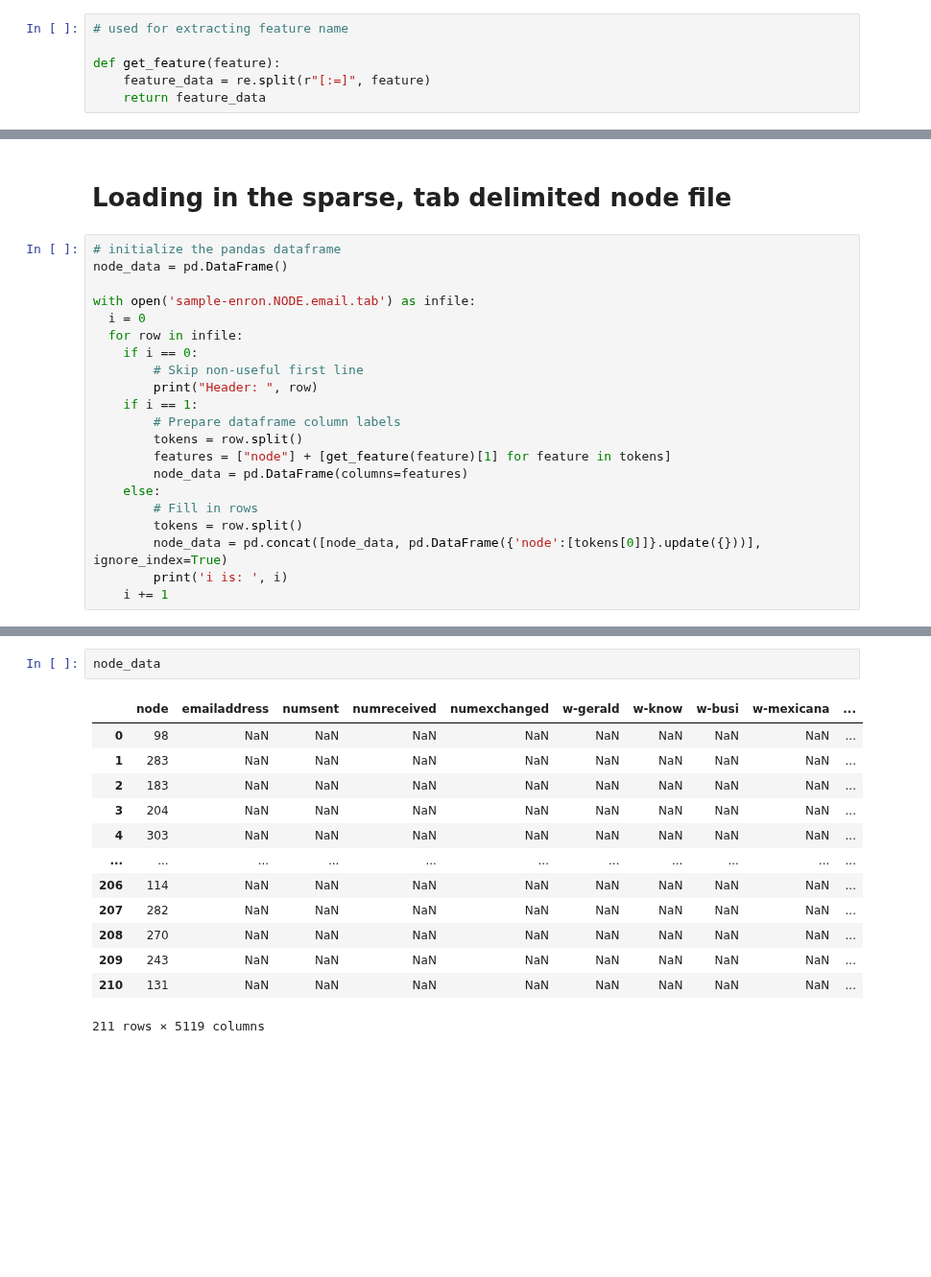
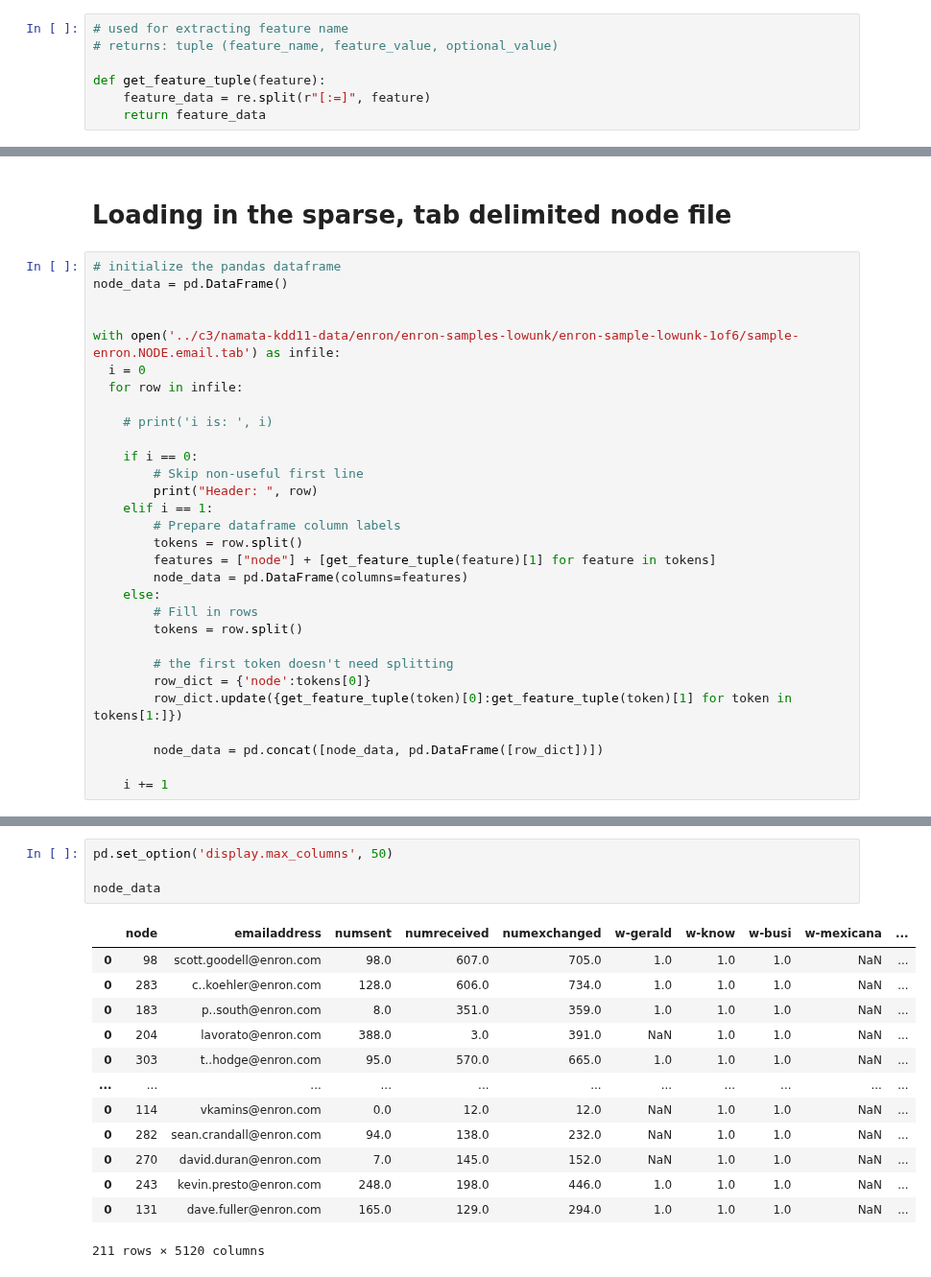
Before and after one commit to linqs/collective-graph-identification, a Jupyter notebook: scripts/Data Exploration.ipynb, the cells around one changed output, grey strips where cells are left out. Shown at 96% size. Cells and saved outputs as stored; diff of their text form; blank space fills up the shorter version.

Commit message:
Data is now loaded and cleaned.

```diff
--- a/scripts/Data Exploration.ipynb
+++ b/scripts/Data Exploration.ipynb
@@ -15,7 +15,8 @@ import pandas as pd
 import re
 # %%
 # used for extracting feature name
+# returns: tuple (feature_name, feature_value, optional_value)
 
-def get_feature(feature):
+def get_feature_tuple(feature):
     feature_data = re.split(r"[:=]", feature)
     return feature_data
@@ -27,22 +26,31 @@ def get_feature(feature):
 # initialize the pandas dataframe
 node_data = pd.DataFrame()
 
-with open('sample-enron.NODE.email.tab') as infile:
+
+with open('../c3/namata-kdd11-data/enron/enron-samples-lowunk/enron-sample-lowunk-1of6/sample-enron.NODE.email.tab') as infile:
   i = 0
   for row in infile:
+
+    # print('i is: ', i)
+
     if i == 0:
         # Skip non-useful first line
         print("Header: ", row)
-    if i == 1:
+    elif i == 1:
         # Prepare dataframe column labels
         tokens = row.split()
-        features = ["node"] + [get_feature(feature)[1] for feature in tokens]
+        features = ["node"] + [get_feature_tuple(feature)[1] for feature in tokens]
         node_data = pd.DataFrame(columns=features)
     else:
         # Fill in rows
         tokens = row.split()
-        node_data = pd.concat([node_data, pd.DataFrame({'node':[tokens[0]]}.update({}))], ignore_index=True)
-        print('i is: ', i)
+
+        # the first token doesn't need splitting
+        row_dict = {'node':tokens[0]}
+        row_dict.update({get_feature_tuple(token)[0]:get_feature_tuple(token)[1] for token in tokens[1:]})
+
+        node_data = pd.concat([node_data, pd.DataFrame([row_dict])])
+
     i += 1
 # %% [output]
 Header:  NODE   email
@@ -65,16 +57,18 @@ i is:  212
 # %%
+pd.set_option('display.max_columns', 50)
+
 node_data
 # %% [output]
 |  | node | emailaddress | numsent | numreceived | numexchanged | w-gerald | w-know | w-busi | w-mexicana | ... |
-| 0 | 98 | NaN | NaN | NaN | NaN | NaN | NaN | NaN | NaN | ... |
-| 1 | 283 | NaN | NaN | NaN | NaN | NaN | NaN | NaN | NaN | ... |
-| 2 | 183 | NaN | NaN | NaN | NaN | NaN | NaN | NaN | NaN | ... |
-| 3 | 204 | NaN | NaN | NaN | NaN | NaN | NaN | NaN | NaN | ... |
-| 4 | 303 | NaN | NaN | NaN | NaN | NaN | NaN | NaN | NaN | ... |
+| 0 | 98 | scott.goodell@enron.com | 98.0 | 607.0 | 705.0 | 1.0 | 1.0 | 1.0 | NaN | ... |
+| 0 | 283 | c..koehler@enron.com | 128.0 | 606.0 | 734.0 | 1.0 | 1.0 | 1.0 | NaN | ... |
+| 0 | 183 | p..south@enron.com | 8.0 | 351.0 | 359.0 | 1.0 | 1.0 | 1.0 | NaN | ... |
+| 0 | 204 | lavorato@enron.com | 388.0 | 3.0 | 391.0 | NaN | 1.0 | 1.0 | NaN | ... |
+| 0 | 303 | t..hodge@enron.com | 95.0 | 570.0 | 665.0 | 1.0 | 1.0 | 1.0 | NaN | ... |
 | ... | ... | ... | ... | ... | ... | ... | ... | ... | ... | ... |
-| 206 | 114 | NaN | NaN | NaN | NaN | NaN | NaN | NaN | NaN | ... |
-| 207 | 282 | NaN | NaN | NaN | NaN | NaN | NaN | NaN | NaN | ... |
-| 208 | 270 | NaN | NaN | NaN | NaN | NaN | NaN | NaN | NaN | ... |
-| 209 | 243 | NaN | NaN | NaN | NaN | NaN | NaN | NaN | NaN | ... |
-| 210 | 131 | NaN | NaN | NaN | NaN | NaN | NaN | NaN | NaN | ... |
+| 0 | 114 | vkamins@enron.com | 0.0 | 12.0 | 12.0 | NaN | 1.0 | 1.0 | NaN | ... |
+| 0 | 282 | sean.crandall@enron.com | 94.0 | 138.0 | 232.0 | NaN | 1.0 | 1.0 | NaN | ... |
+| 0 | 270 | david.duran@enron.com | 7.0 | 145.0 | 152.0 | NaN | 1.0 | 1.0 | NaN | ... |
+| 0 | 243 | kevin.presto@enron.com | 248.0 | 198.0 | 446.0 | 1.0 | 1.0 | 1.0 | NaN | ... |
+| 0 | 131 | dave.fuller@enron.com | 165.0 | 129.0 | 294.0 | 1.0 | 1.0 | 1.0 | NaN | ... |
-211 rows × 5119 columns
+211 rows × 5120 columns
```
Also changed, not shown: parts of 7 cells of this notebook.
